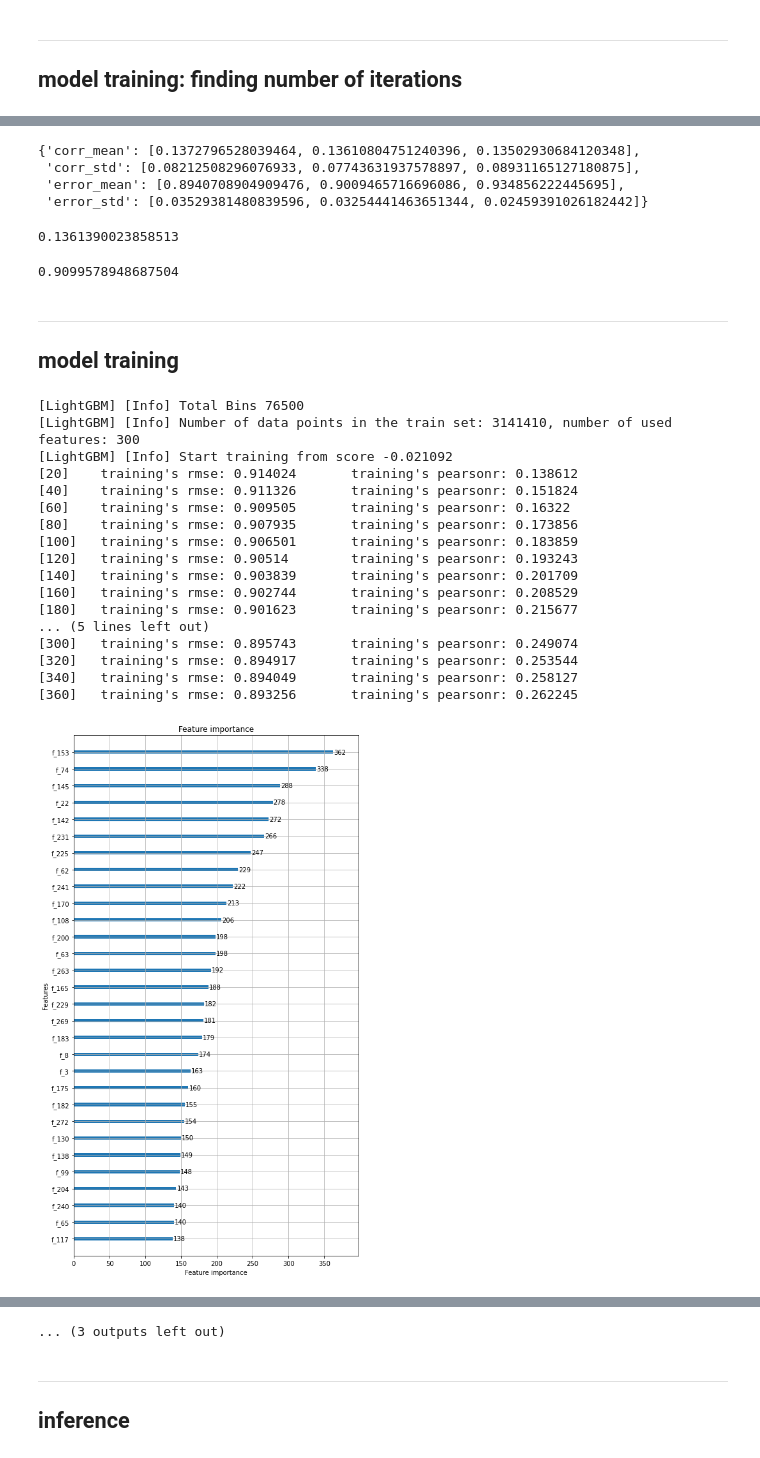
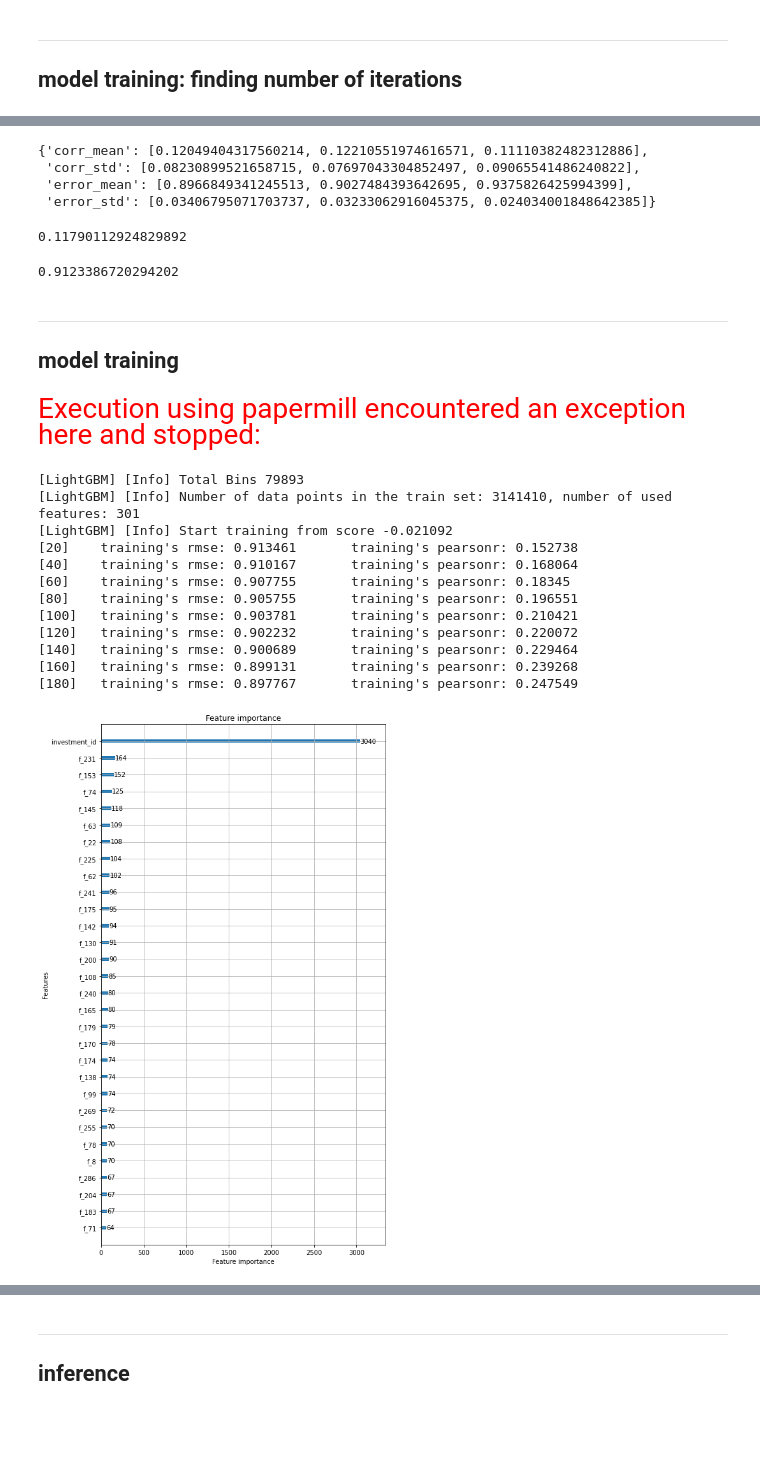
Before and after one commit to mavillan/ubiquant-market-prediction, a Jupyter notebook: train/outputs/ump-train-lgbm-gbrt.ipynb, the cells around one changed output, grey strips where cells are left out. Drawn from its saved outputs; the diff is of its cells as text; code cells hidden in the pictures; blank space fills up the shorter version.

```diff
--- a/train/outputs/ump-train-lgbm-gbrt.ipynb
+++ b/train/outputs/ump-train-lgbm-gbrt.ipynb
@@ -28,7 +30,7 @@ data_path: ../ump-dataset
 ***
 ## loading data
 # %%
-features = [f"f_{i}" for i in range(300)]
+features = ["investment_id"] + [f"f_{i}" for i in range(300)]
 
 features = pd.read_parquet(f"{data_path}/train.parquet", columns=features)
 display(features)
@@ -162,11 +164,13 @@ if pretrain:
         train_dset = lgb.Dataset(
             data=features.loc[train_idx,:],
             label=target.loc[train_idx,"target"].values,
+            categorical_feature=["investment_id"],
             free_raw_data=True
         )
         valid_dset = lgb.Dataset(
             data=features.loc[valid_idx,:],
             label=target.loc[valid_idx,"target"].values,
+            categorical_feature=["investment_id"],
             free_raw_data=True
         )
         es_callback = lgb.early_stopping(stopping_rounds=50, first_metric_only=False, verbose=False)
@@ -328,68 +324,66 @@ print("n_iterations:", n_iterations)
 # %%
 metrics
 # %% [output]
-{'corr_mean': [0.1372796528039464, 0.13610804751240396, 0.13502930684120348],
- 'corr_std': [0.08212508296076933, 0.07743631937578897, 0.08931165127180875],
- 'error_mean': [0.8940708904909476, 0.9009465716696086, 0.934856222445695],
- 'error_std': [0.03529381480839596, 0.03254441463651344, 0.02459391026182442]}
+{'corr_mean': [0.12049404317560214, 0.12210551974616571, 0.11110382482312886],
+ 'corr_std': [0.08230899521658715, 0.07697043304852497, 0.09065541486240822],
+ 'error_mean': [0.8966849341245513, 0.9027484393642695, 0.9375826425994399],
+ 'error_std': [0.03406795071703737, 0.03233062916045375, 0.024034001848642385]}
 # %%
 # mean corr on validation
 np.mean(metrics["corr_mean"])
 # %% [output]
-0.1361390023858513
+0.11790112924829892
 # %%
 # mean rmse on validation
 np.mean(metrics["error_mean"])
 # %% [output]
-0.9099578948687504
+0.9123386720294202
 # %% [markdown]
 ***
 ## model training
+# %% [markdown]
+<span id="papermill-error-cell" style="color:red; font-family:Helvetica Neue, Helvetica, Arial, sans-serif; font-size:2em;">Execution using papermill encountered an exception here and stopped:</span>
 # %%
 seeds = [2,7,11,19,23]
 models = list()
 
 train_dset = lgb.Dataset(
     data=features,
     label=target.target.values,
-    free_raw_data=True
+    free_raw_data=True,
+    categorical_feature=["investment_id"],
 )
 
 for seed in seeds:
     _model_params = dict(model_params)
     _model_params["seed"] = seed
 
     log_callback = lgb.log_evaluation(period=20)
 
     model = lgb.train(
         params=_model_params,
         train_set=train_dset,
         num_boost_round=n_iterations,
         valid_sets=[train_dset,],
         feval=pearsonr,
         callbacks=[log_callback,]
     )
     models.append(model)
 
     lgb.plot_importance(model, figsize=(8,15), importance_type="split", max_num_features=30)
     lgb.plot_importance(model, figsize=(8,15), importance_type="gain", max_num_features=30)
     plt.show()
 # %% [output]
-[LightGBM] [Info] Total Bins 76500
-[LightGBM] [Info] Number of data points in the train set: 3141410, number of used features: 300
+[LightGBM] [Info] Total Bins 79893
+[LightGBM] [Info] Number of data points in the train set: 3141410, number of used features: 301
 [LightGBM] [Info] Start training from score -0.021092
-[20]    training's rmse: 0.914024       training's pearsonr: 0.138612
-[40]    training's rmse: 0.911326       training's pearsonr: 0.151824
-[60]    training's rmse: 0.909505       training's pearsonr: 0.16322
-[80]    training's rmse: 0.907935       training's pearsonr: 0.173856
-[100]   training's rmse: 0.906501       training's pearsonr: 0.183859
-[120]   training's rmse: 0.90514        training's pearsonr: 0.193243
-[140]   training's rmse: 0.903839       training's pearsonr: 0.201709
-[160]   training's rmse: 0.902744       training's pearsonr: 0.208529
-[180]   training's rmse: 0.901623       training's pearsonr: 0.215677
-... (5 lines left out)
-[300]   training's rmse: 0.895743       training's pearsonr: 0.249074
-[320]   training's rmse: 0.894917       training's pearsonr: 0.253544
-[340]   training's rmse: 0.894049       training's pearsonr: 0.258127
-[360]   training's rmse: 0.893256       training's pearsonr: 0.262245
+[20]    training's rmse: 0.913461       training's pearsonr: 0.152738
+[40]    training's rmse: 0.910167       training's pearsonr: 0.168064
+[60]    training's rmse: 0.907755       training's pearsonr: 0.18345
+[80]    training's rmse: 0.905755       training's pearsonr: 0.196551
+[100]   training's rmse: 0.903781       training's pearsonr: 0.210421
+[120]   training's rmse: 0.902232       training's pearsonr: 0.220072
+[140]   training's rmse: 0.900689       training's pearsonr: 0.229464
+[160]   training's rmse: 0.899131       training's pearsonr: 0.239268
+[180]   training's rmse: 0.897767       training's pearsonr: 0.247549
-[figure, old version]
+[figure, new version]
@@ -454,4 +392,3 @@ for seed in seeds:
-... (3 outputs left out)
 # %%
 for seed,model in zip(seeds,models):
     model.save_model(f"../ump-artifacts/lgbm-gbrt/lgbm-seed{seed}.txt")
```
Also changed, not shown: parts of 5 cells of this notebook, 1 other file.
